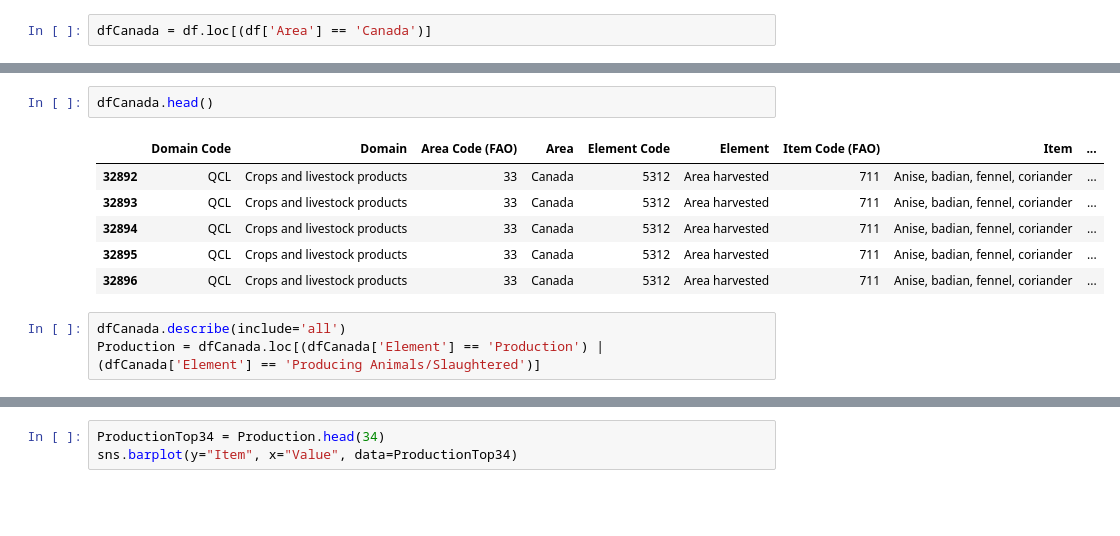
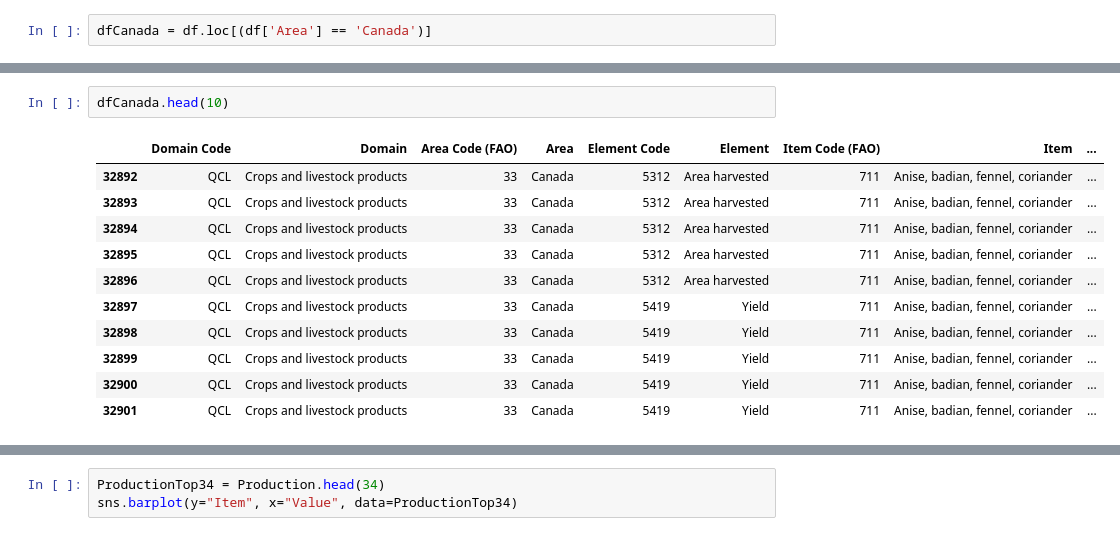
Before and after one commit to KrishnaCD93/DAAN-Capstone-Project, a Jupyter notebook: Q1.ipynb, the cells around one changed output, grey strips where cells are left out. Cells and saved outputs as stored; diff of their text form; blank space fills up the shorter version.

```diff
--- a/Q1.ipynb
+++ b/Q1.ipynb
@@ -40,12 +47,14 @@ dfCanada = df.loc[(df['Area'] == 'Canada')]
 # %%
-dfCanada.head()
+dfCanada.head(10)
 # %% [output]
 |  | Domain Code | Domain | Area Code (FAO) | Area | Element Code | Element | Item Code (FAO) | Item | ... |
 | 32892 | QCL | Crops and livestock products | 33 | Canada | 5312 | Area harvested | 711 | Anise, badian, fennel, coriander | ... |
 | 32893 | QCL | Crops and livestock products | 33 | Canada | 5312 | Area harvested | 711 | Anise, badian, fennel, coriander | ... |
 | 32894 | QCL | Crops and livestock products | 33 | Canada | 5312 | Area harvested | 711 | Anise, badian, fennel, coriander | ... |
 | 32895 | QCL | Crops and livestock products | 33 | Canada | 5312 | Area harvested | 711 | Anise, badian, fennel, coriander | ... |
 | 32896 | QCL | Crops and livestock products | 33 | Canada | 5312 | Area harvested | 711 | Anise, badian, fennel, coriander | ... |
+| 32897 | QCL | Crops and livestock products | 33 | Canada | 5419 | Yield | 711 | Anise, badian, fennel, coriander | ... |
+| 32898 | QCL | Crops and livestock products | 33 | Canada | 5419 | Yield | 711 | Anise, badian, fennel, coriander | ... |
+| 32899 | QCL | Crops and livestock products | 33 | Canada | 5419 | Yield | 711 | Anise, badian, fennel, coriander | ... |
+| 32900 | QCL | Crops and livestock products | 33 | Canada | 5419 | Yield | 711 | Anise, badian, fennel, coriander | ... |
+| 32901 | QCL | Crops and livestock products | 33 | Canada | 5419 | Yield | 711 | Anise, badian, fennel, coriander | ... |
-# %%
-dfCanada.describe(include='all')
-Production = dfCanada.loc[(dfCanada['Element'] == 'Production') | (dfCanada['Element'] == 'Producing Animals/Slaughtered')]
```
Also changed, not shown: parts of 26 cells of this notebook.
